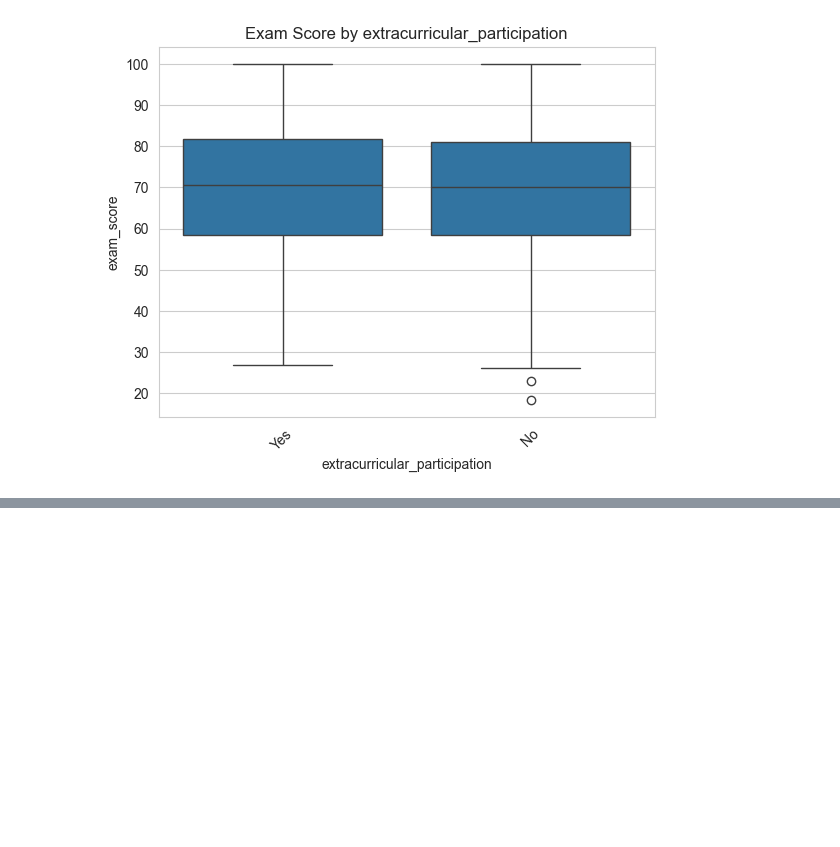
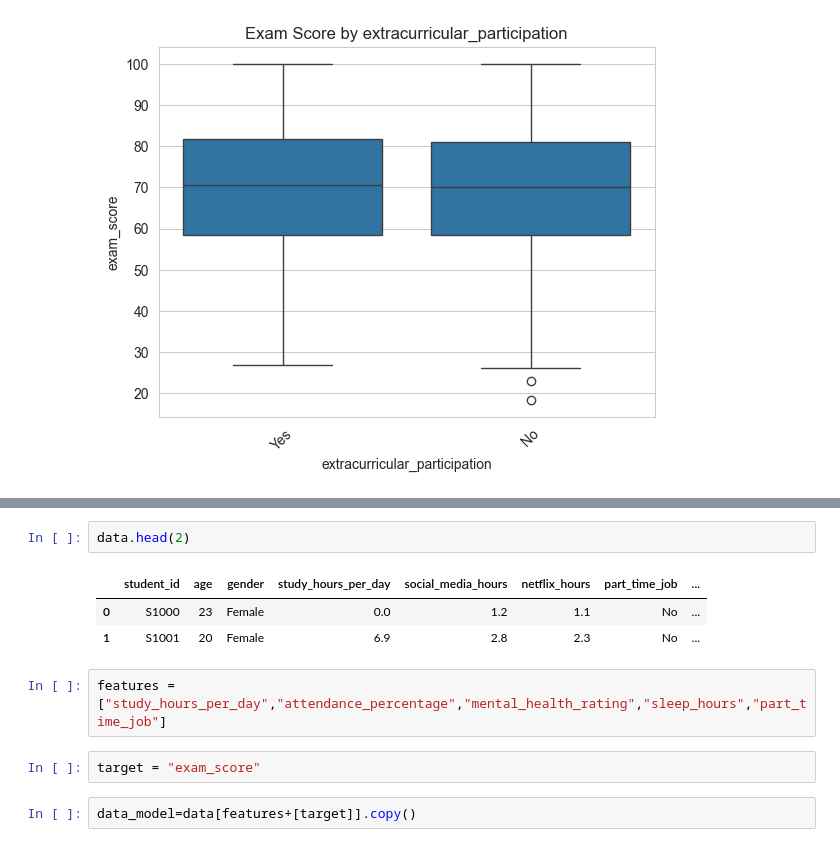
Before and after one commit to Sasa0920/EstimaCore, a Jupyter notebook: notebook.ipynb, the cells around one changed output, grey strips where cells are left out. Drawn from its saved outputs; the diff is of its cells as text; blank space fills up the shorter version.

```diff
--- a/notebook.ipynb
+++ b/notebook.ipynb
@@ -237,0 +264,12 @@ for col in categorical_cols:
+# %%
+data.head(2)
+# %% [output]
+|  | student_id | age | gender | study_hours_per_day | social_media_hours | netflix_hours | part_time_job | ... |
+| 0 | S1000 | 23 | Female | 0.0 | 1.2 | 1.1 | No | ... |
+| 1 | S1001 | 20 | Female | 6.9 | 2.8 | 2.3 | No | ... |
+# %%
+features = ["study_hours_per_day","attendance_percentage","mental_health_rating","sleep_hours","part_time_job"]
+# %%
+target = "exam_score"
+# %%
+data_model=data[features+[target]].copy()
```
Also changed, not shown: parts of 11 cells of this notebook.
